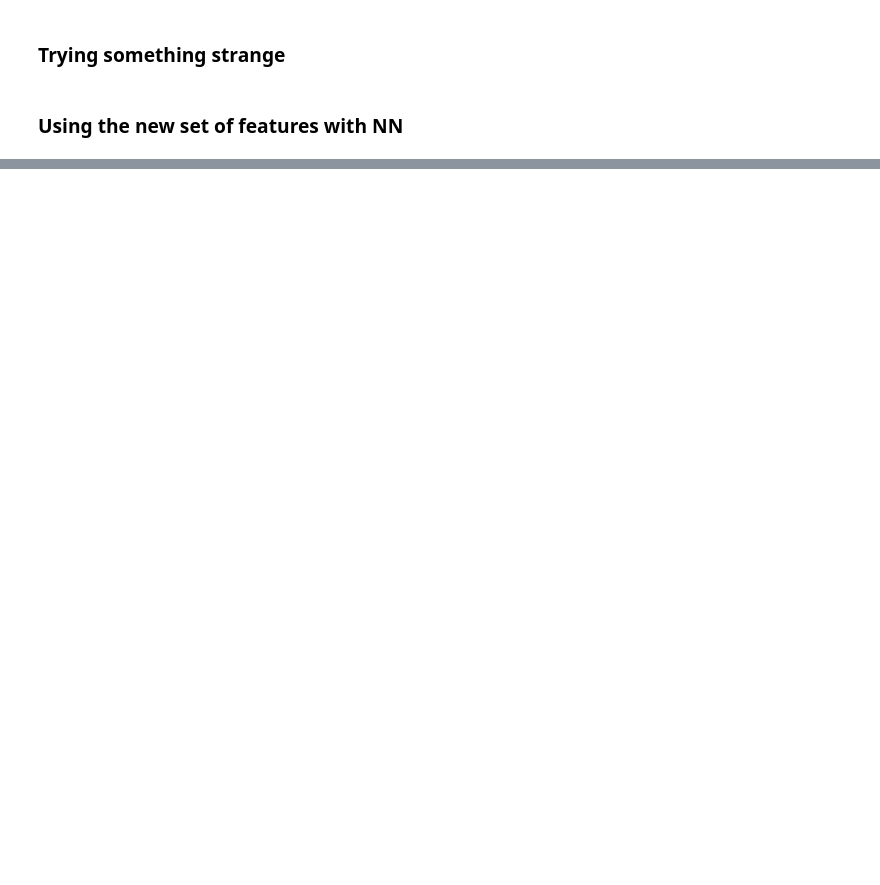
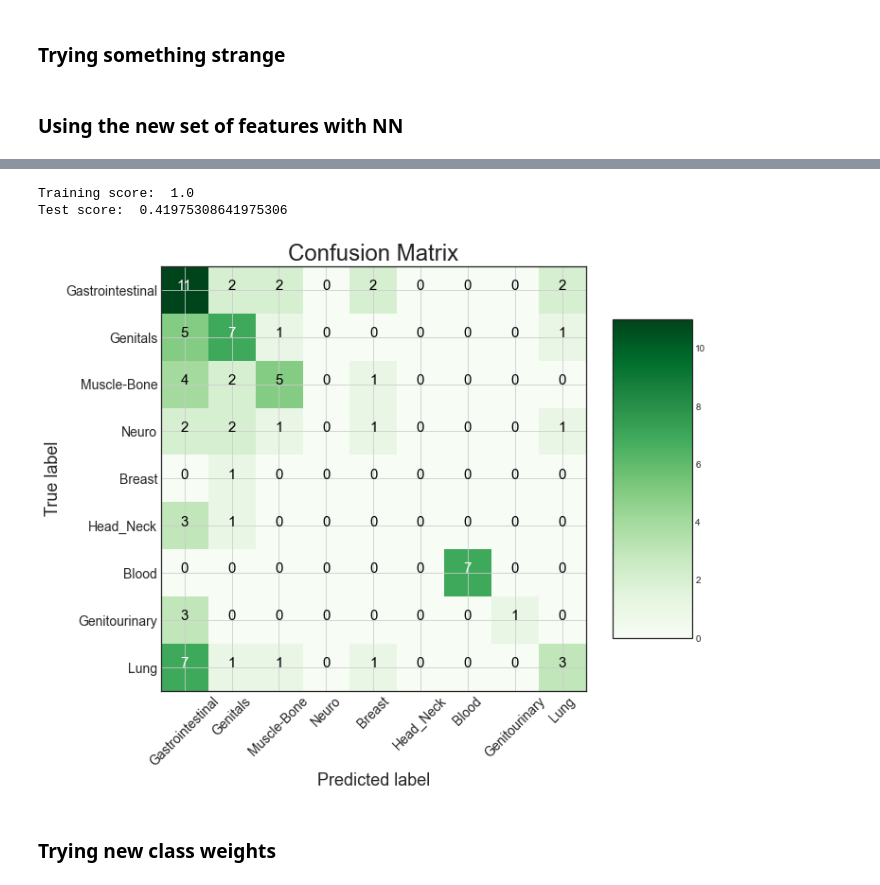
Before and after one commit to chiaraboetti/SML-project, a Jupyter notebook: model/multiclass/RF_multi.ipynb, the cells around one changed output, grey strips where cells are left out. Cells and saved outputs as stored; diff of their text form; code cells hidden in the pictures; blank space fills up the shorter version.

```diff
--- a/model/multiclass/RF_multi.ipynb
+++ b/model/multiclass/RF_multi.ipynb
@@ -388,0 +386,11 @@ plot_confusion_matrix(cm, classes = Cancer_Type,
+# %%
+multiclass = pd.read_csv("../../dataset/Holden.csv", header= 0)
+holden = holden.iloc[0:1700]
+# %%
+test2_holden = test2.filter(holden['x_names'], axis = 1)
+train2_holden = train2.filter(holden['x_names'], axis = 1)
+# %%
+X_test2 = np.array(test2_holden)
+y_test2 = y_test_2 = test2.iloc[:,17395]
+X_train2 = np.array(train2_holden)
+y_train2 = train2.iloc[:,17395]
@@ -388,0 +401,22 @@ plot_confusion_matrix(cm, classes = Cancer_Type,
+# %%
+rf_class_weighted.fit(X_train2, y_train2)
+print('Training score: ', rf_class_weighted.score(X_train2, y_train2))
+print('Test score: ', rf_class_weighted.score(X_test2, y_test2))
+# %% [output]
+Training score:  1.0
+Test score:  0.41975308641975306
+# %%
+#Change the name of the coloumns of the class matrix created through get_dummies using more meaningful names
+y_test_dummies = pd.get_dummies(y_test2).set_axis(Cancer_Type, axis = 1)
+
+y_pred = rf_class_weighted.predict(X_test2)
+y_pred_dummies = pd.get_dummies(y_pred, dummy_na= True).T.reindex(range(9)).T.fillna(0)
+y_pred_dummies = y_pred_dummies.set_axis(Cancer_Type, axis= 1)
+
+cm = confusion_matrix(y_test2,y_pred)
+plot_confusion_matrix(cm, classes = Cancer_Type,
+                        title = 'Confusion Matrix')
+# %% [output]
+[figure, added]
+# %% [markdown]
+###  Trying new class weights
```
Also changed, not shown: parts of 29 cells of this notebook.
